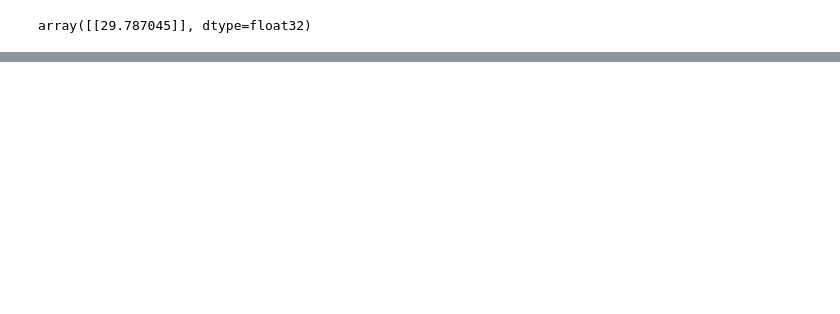
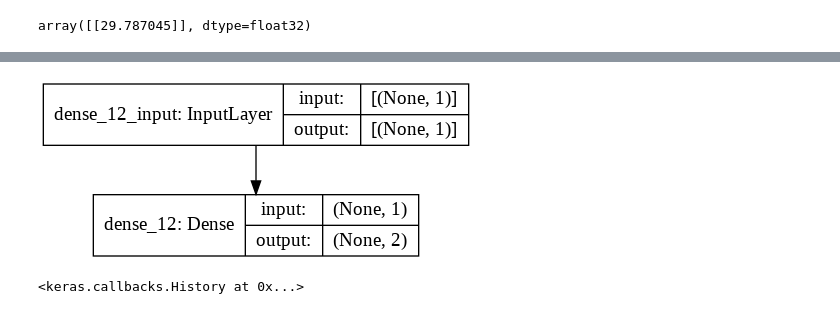
Before and after one commit to kianakiaei/TensorFlow, a Jupyter notebook: 01_neural_network_regression_with_tensorflow_.ipynb, the cells around one changed output, grey strips where cells are left out. Saved outputs shown, nothing was run; the diff lists cells and outputs as text; code cells hidden in the pictures; blank space fills up the shorter version.

```diff
--- a/01_neural_network_regression_with_tensorflow_.ipynb
+++ b/01_neural_network_regression_with_tensorflow_.ipynb
@@ -386,0 +586,4 @@ array([[27.216782]], dtype=float32)
+# %%
+plot_model(model=model, show_shapes=True)
+# %% [output]
+[figure, added]
@@ -386,0 +604,4 @@ array([[27.216782]], dtype=float32)
+# %%
+model.fit(x_train, y_train, epochs=100, verbose=0)
+# %% [output]
+<keras.callbacks.History at 0x...>
```
Also changed, not shown: parts of 48 cells of this notebook.
